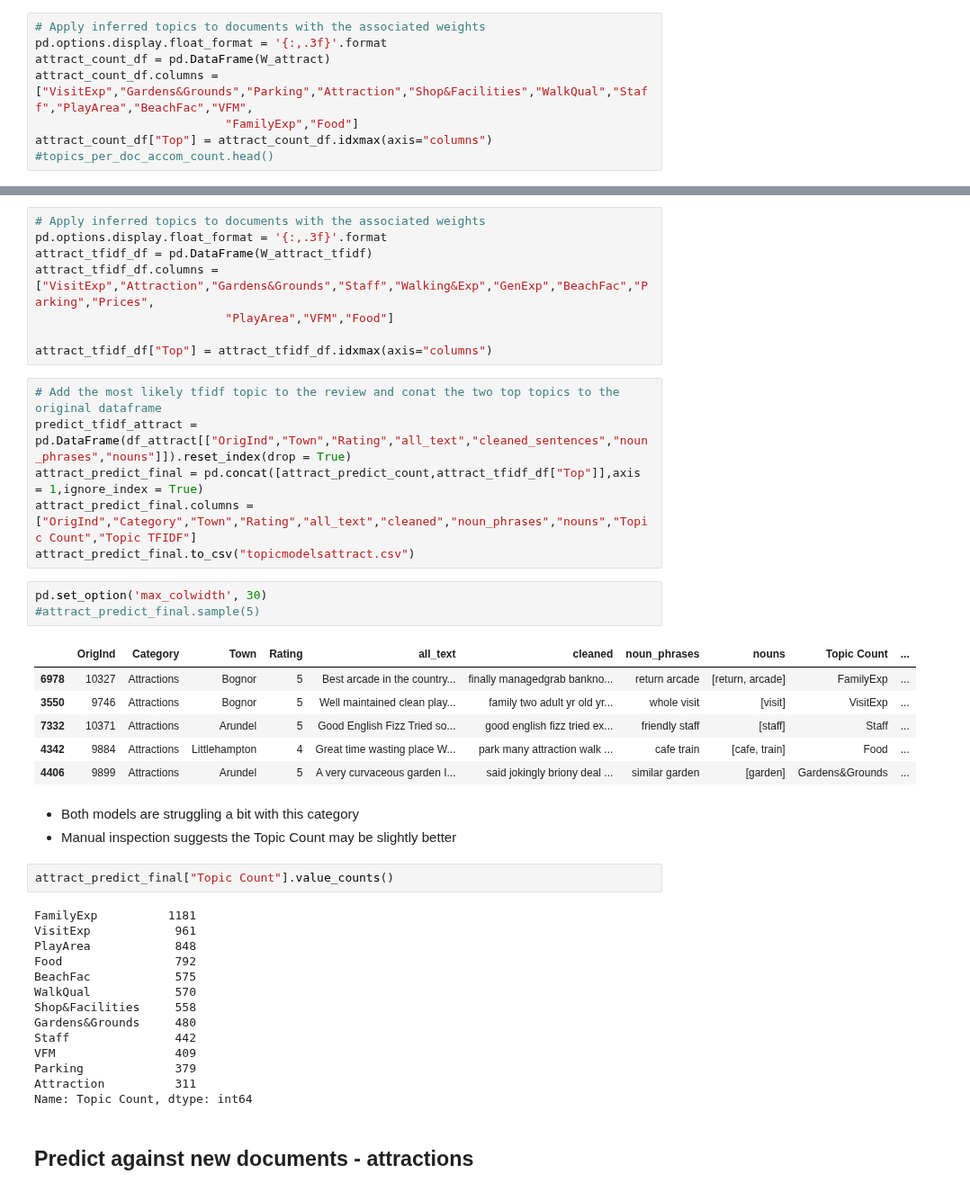
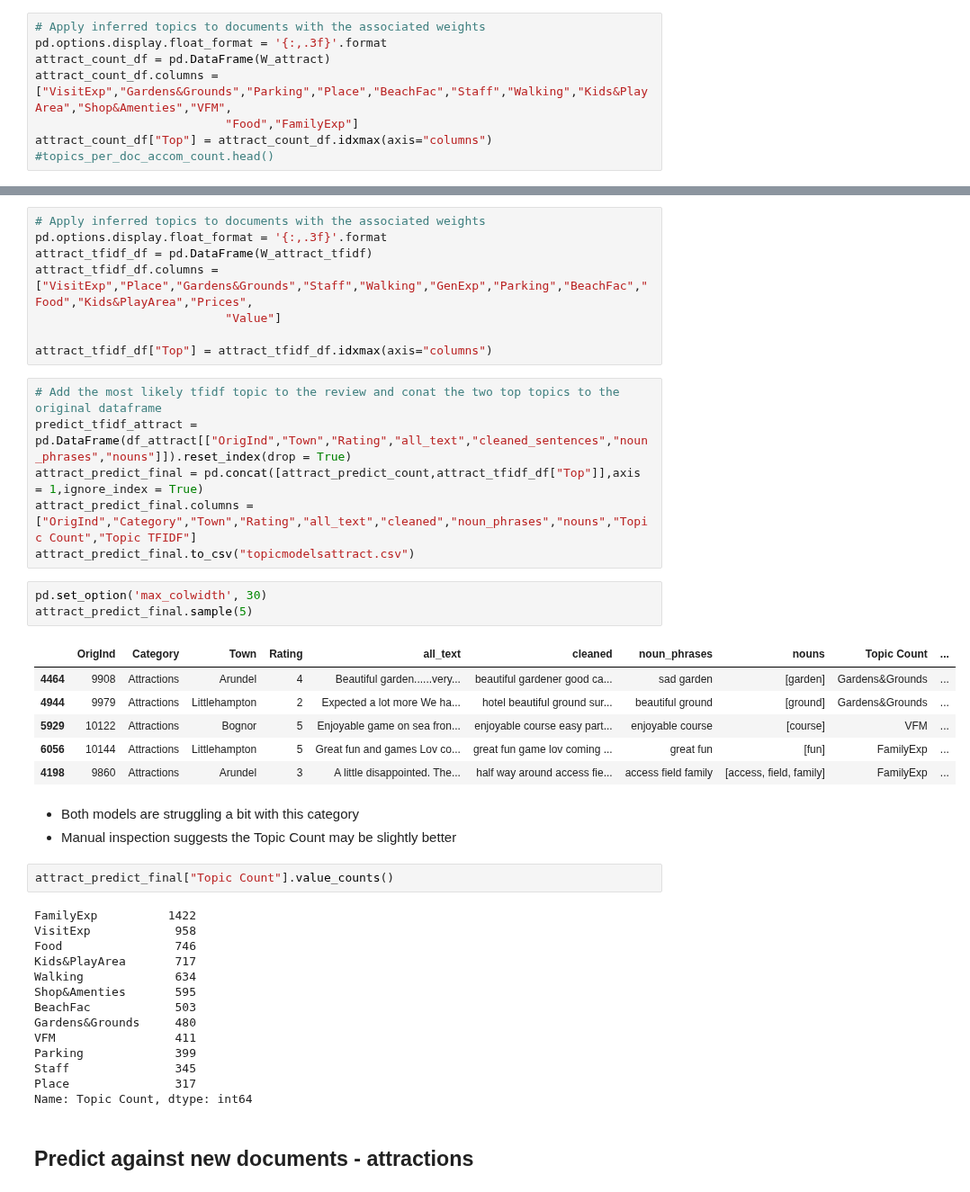
Before and after one commit to Auckland68/Arun-Travel-Reviews-Analysis, a Jupyter notebook: TopicModels/Notebook10TopicExtractionModelsLDA&NMF.ipynb, the cells around one changed output, grey strips where cells are left out. Shown at 90% size. Drawn from its saved outputs; the diff is of its cells as text.

```diff
--- a/TopicModels/Notebook10TopicExtractionModelsLDA&NMF.ipynb
+++ b/TopicModels/Notebook10TopicExtractionModelsLDA&NMF.ipynb
@@ -1065,8 +1072,8 @@ attract_count_topics.head(10)
 # Apply inferred topics to documents with the associated weights
 pd.options.display.float_format = '{:,.3f}'.format
 attract_count_df = pd.DataFrame(W_attract)
-attract_count_df.columns = ["VisitExp","Gardens&Grounds","Parking","Attraction","Shop&Facilities","WalkQual","Staff","PlayArea","BeachFac","VFM",
-                           "FamilyExp","Food"]
+attract_count_df.columns = ["VisitExp","Gardens&Grounds","Parking","Place","BeachFac","Staff","Walking","Kids&PlayArea","Shop&Amenties","VFM",
+                           "Food","FamilyExp"]
 attract_count_df["Top"] = attract_count_df.idxmax(axis="columns")
 #topics_per_doc_accom_count.head()
 # %%
@@ -1105,8 +1112,8 @@ attract_tfidf_topics.head(10)
 # Apply inferred topics to documents with the associated weights
 pd.options.display.float_format = '{:,.3f}'.format
 attract_tfidf_df = pd.DataFrame(W_attract_tfidf)
-attract_tfidf_df.columns = ["VisitExp","Attraction","Gardens&Grounds","Staff","Walking&Exp","GenExp","BeachFac","Parking","Prices",
-                           "PlayArea","VFM","Food"]
+attract_tfidf_df.columns = ["VisitExp","Place","Gardens&Grounds","Staff","Walking","GenExp","Parking","BeachFac","Food","Kids&PlayArea","Prices",
+                           "Value"]
 
 attract_tfidf_df["Top"] = attract_tfidf_df.idxmax(axis="columns")
 # %%
@@ -1117,32 +1124,32 @@ attract_predict_final.columns = ["OrigInd","Category","Town","Rating","all_text"
 attract_predict_final.to_csv("topicmodelsattract.csv")
 # %%
 pd.set_option('max_colwidth', 30)
-#attract_predict_final.sample(5)
+attract_predict_final.sample(5)
 # %% [output]
 |  | OrigInd | Category | Town | Rating | all_text | cleaned | noun_phrases | nouns | Topic Count | ... |
-| 6978 | 10327 | Attractions | Bognor | 5 | Best arcade in the country... | finally managedgrab bankno... | return arcade | [return, arcade] | FamilyExp | ... |
-| 3550 | 9746 | Attractions | Bognor | 5 | Well maintained clean play... | family two adult yr old yr... | whole visit | [visit] | VisitExp | ... |
-| 7332 | 10371 | Attractions | Arundel | 5 | Good English Fizz Tried so... | good english fizz tried ex... | friendly staff | [staff] | Staff | ... |
-| 4342 | 9884 | Attractions | Littlehampton | 4 | Great time wasting place W... | park many attraction walk ... | cafe train | [cafe, train] | Food | ... |
-| 4406 | 9899 | Attractions | Arundel | 5 | A very curvaceous garden I... | said jokingly briony deal ... | similar garden | [garden] | Gardens&Grounds | ... |
+| 4464 | 9908 | Attractions | Arundel | 4 | Beautiful garden......very... | beautiful gardener good ca... | sad garden | [garden] | Gardens&Grounds | ... |
+| 4944 | 9979 | Attractions | Littlehampton | 2 | Expected a lot more We ha... | hotel beautiful ground sur... | beautiful ground | [ground] | Gardens&Grounds | ... |
+| 5929 | 10122 | Attractions | Bognor | 5 | Enjoyable game on sea fron... | enjoyable course easy part... | enjoyable course | [course] | VFM | ... |
+| 6056 | 10144 | Attractions | Littlehampton | 5 | Great fun and games Lov co... | great fun game lov coming ... | great fun | [fun] | FamilyExp | ... |
+| 4198 | 9860 | Attractions | Arundel | 3 | A little disappointed. The... | half way around access fie... | access field family | [access, field, family] | FamilyExp | ... |
 # %% [markdown]
 * Both models are struggling a bit with this category
 * Manual inspection suggests the Topic Count may be slightly better
 # %%
 attract_predict_final["Topic Count"].value_counts()
 # %% [output]
-FamilyExp          1181
-VisitExp            961
-PlayArea            848
-Food                792
-BeachFac            575
-WalkQual            570
-Shop&Facilities     558
+FamilyExp          1422
+VisitExp            958
+Food                746
+Kids&PlayArea       717
+Walking             634
+Shop&Amenties       595
+BeachFac            503
 Gardens&Grounds     480
-Staff               442
-VFM                 409
-Parking             379
-Attraction          311
+VFM                 411
+Parking             399
+Staff               345
+Place               317
 Name: Topic Count, dtype: int64
 # %% [markdown]
 ## Predict against new documents - attractions
```
Also changed, not shown: parts of 28 cells of this notebook.
